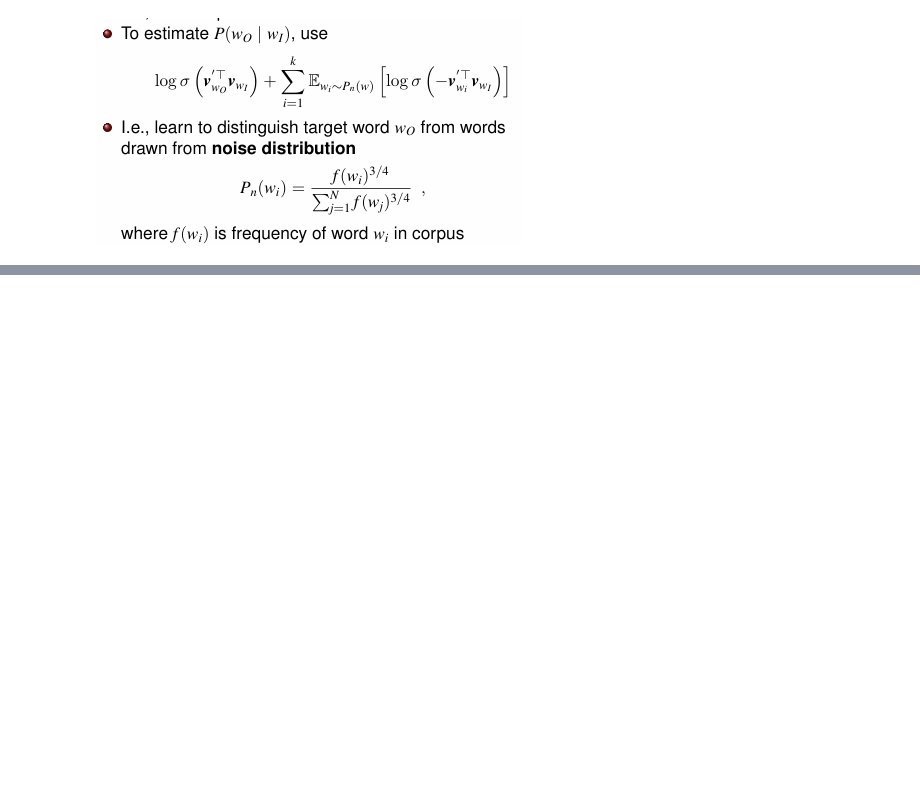
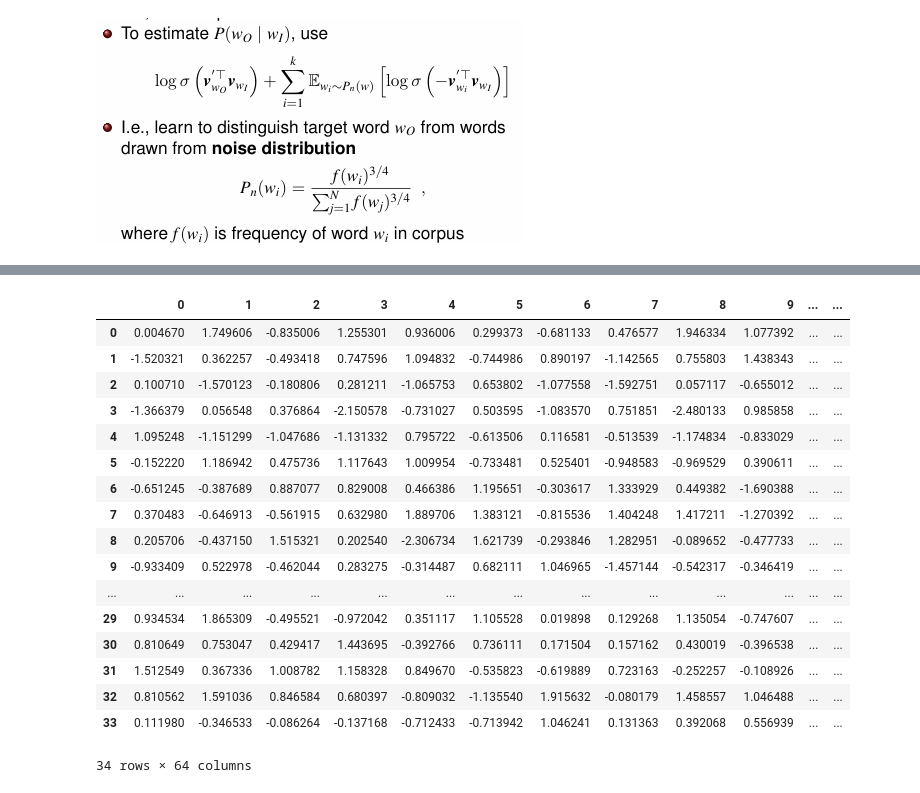
Before and after one commit to hienvm/DeepwalkDemo, a Jupyter notebook: node2vec.ipynb, the cells around one changed output, grey strips where cells are left out. Saved outputs shown, nothing was run; the diff lists cells and outputs as text; code cells hidden in the pictures; blank space fills up the shorter version.

```diff
--- a/node2vec.ipynb
+++ b/node2vec.ipynb
@@ -223,0 +149,23 @@ nx.draw_networkx(g, pos)
+# %%
+df = pd.DataFrame(emb)
+df.to_csv("out/karate_node2vec_emb.csv", header=False, index=False)
+df
+# %% [output]
+|  | 0 | 1 | 2 | 3 | 4 | 5 | 6 | 7 | 8 | 9 | ... | ... |
+| 0 | 0.004670 | 1.749606 | -0.835006 | 1.255301 | 0.936006 | 0.299373 | -0.681133 | 0.476577 | 1.946334 | 1.077392 | ... | ... |
+| 1 | -1.520321 | 0.362257 | -0.493418 | 0.747596 | 1.094832 | -0.744986 | 0.890197 | -1.142565 | 0.755803 | 1.438343 | ... | ... |
+| 2 | 0.100710 | -1.570123 | -0.180806 | 0.281211 | -1.065753 | 0.653802 | -1.077558 | -1.592751 | 0.057117 | -0.655012 | ... | ... |
+| 3 | -1.366379 | 0.056548 | 0.376864 | -2.150578 | -0.731027 | 0.503595 | -1.083570 | 0.751851 | -2.480133 | 0.985858 | ... | ... |
+| 4 | 1.095248 | -1.151299 | -1.047686 | -1.131332 | 0.795722 | -0.613506 | 0.116581 | -0.513539 | -1.174834 | -0.833029 | ... | ... |
+| 5 | -0.152220 | 1.186942 | 0.475736 | 1.117643 | 1.009954 | -0.733481 | 0.525401 | -0.948583 | -0.969529 | 0.390611 | ... | ... |
+| 6 | -0.651245 | -0.387689 | 0.887077 | 0.829008 | 0.466386 | 1.195651 | -0.303617 | 1.333929 | 0.449382 | -1.690388 | ... | ... |
+| 7 | 0.370483 | -0.646913 | -0.561915 | 0.632980 | 1.889706 | 1.383121 | -0.815536 | 1.404248 | 1.417211 | -1.270392 | ... | ... |
+| 8 | 0.205706 | -0.437150 | 1.515321 | 0.202540 | -2.306734 | 1.621739 | -0.293846 | 1.282951 | -0.089652 | -0.477733 | ... | ... |
+| 9 | -0.933409 | 0.522978 | -0.462044 | 0.283275 | -0.314487 | 0.682111 | 1.046965 | -1.457144 | -0.542317 | -0.346419 | ... | ... |
+| ... | ... | ... | ... | ... | ... | ... | ... | ... | ... | ... | ... | ... |
+| 29 | 0.934534 | 1.865309 | -0.495521 | -0.972042 | 0.351117 | 1.105528 | 0.019898 | 0.129268 | 1.135054 | -0.747607 | ... | ... |
+| 30 | 0.810649 | 0.753047 | 0.429417 | 1.443695 | -0.392766 | 0.736111 | 0.171504 | 0.157162 | 0.430019 | -0.396538 | ... | ... |
+| 31 | 1.512549 | 0.367336 | 1.008782 | 1.158328 | 0.849670 | -0.535823 | -0.619889 | 0.723163 | -0.252257 | -0.108926 | ... | ... |
+| 32 | 0.810562 | 1.591036 | 0.846584 | 0.680397 | -0.809032 | -1.135540 | 1.915632 | -0.080179 | 1.458557 | 1.046488 | ... | ... |
+| 33 | 0.111980 | -0.346533 | -0.086264 | -0.137168 | -0.712433 | -0.713942 | 1.046241 | 0.131363 | 0.392068 | 0.556939 | ... | ... |
+34 rows × 64 columns
```
Also changed, not shown: parts of 17 cells of this notebook, 8 other files.
